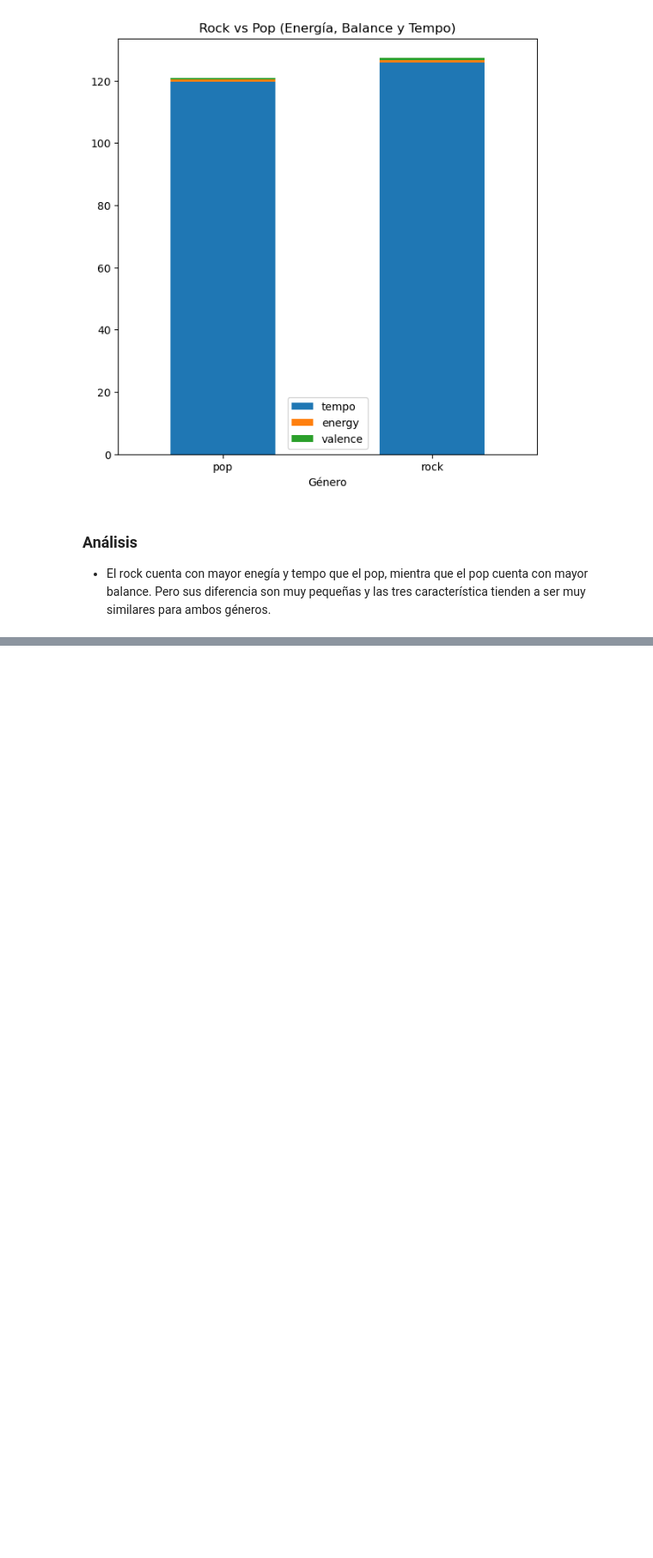
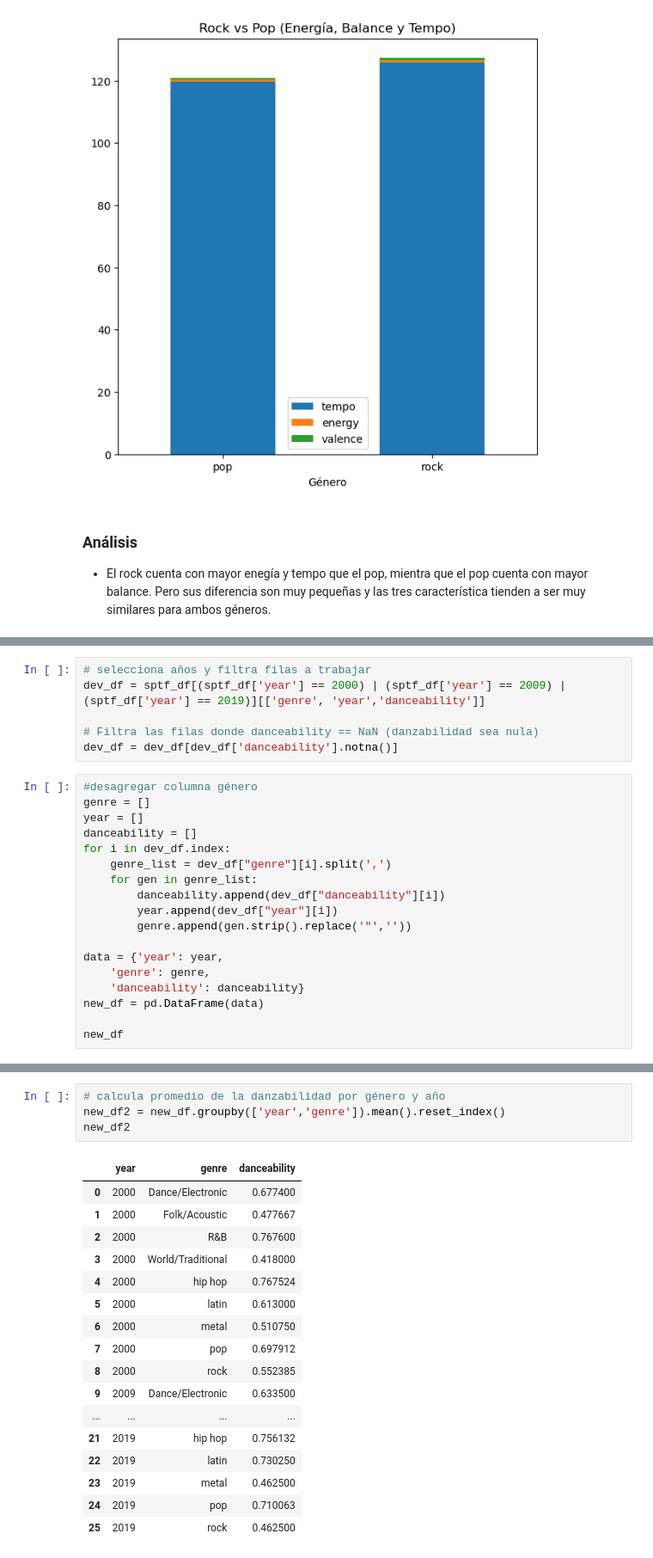
Before and after one commit to j2sanabriam/Taller1-Individual, a Jupyter notebook: Taller1.ipynb, the cells around one changed output, grey strips where cells are left out. Shown at 86% size. Cells and saved outputs as stored; diff of their text form; blank space fills up the shorter version.

```diff
--- a/Taller1.ipynb
+++ b/Taller1.ipynb
@@ -548,0 +551,24 @@ Text(0.5, 1.0, 'Rock vs Pop (Energía, Balance y Tempo)')
+# %%
+# selecciona años y filtra filas a trabajar
+dev_df = sptf_df[(sptf_df['year'] == 2000) | (sptf_df['year'] == 2009) | (sptf_df['year'] == 2019)][['genre', 'year','danceability']]
+
+# Filtra las filas donde danceability == NaN (danzabilidad sea nula)
+dev_df = dev_df[dev_df['danceability'].notna()]
+# %%
+#desagregar columna género
+genre = []
+year = []
+danceability = []
+for i in dev_df.index:
+    genre_list = dev_df["genre"][i].split(',')
+    for gen in genre_list:
+        danceability.append(dev_df["danceability"][i])
+        year.append(dev_df["year"][i])
+        genre.append(gen.strip().replace('"',''))
+
+data = {'year': year,
+    'genre': genre,
+    'danceability': danceability}
+new_df = pd.DataFrame(data)
+
+new_df
@@ -548,0 +589,22 @@ Text(0.5, 1.0, 'Rock vs Pop (Energía, Balance y Tempo)')
+# %%
+# calcula promedio de la danzabilidad por género y año
+new_df2 = new_df.groupby(['year','genre']).mean().reset_index()
+new_df2
+# %% [output]
+|  | year | genre | danceability |
+| 0 | 2000 | Dance/Electronic | 0.677400 |
+| 1 | 2000 | Folk/Acoustic | 0.477667 |
+| 2 | 2000 | R&B | 0.767600 |
+| 3 | 2000 | World/Traditional | 0.418000 |
+| 4 | 2000 | hip hop | 0.767524 |
+| 5 | 2000 | latin | 0.613000 |
+| 6 | 2000 | metal | 0.510750 |
+| 7 | 2000 | pop | 0.697912 |
+| 8 | 2000 | rock | 0.552385 |
+| 9 | 2009 | Dance/Electronic | 0.633500 |
+| ... | ... | ... | ... |
+| 21 | 2019 | hip hop | 0.756132 |
+| 22 | 2019 | latin | 0.730250 |
+| 23 | 2019 | metal | 0.462500 |
+| 24 | 2019 | pop | 0.710063 |
+| 25 | 2019 | rock | 0.462500 |
```
Also changed, not shown: parts of 6 cells of this notebook.
